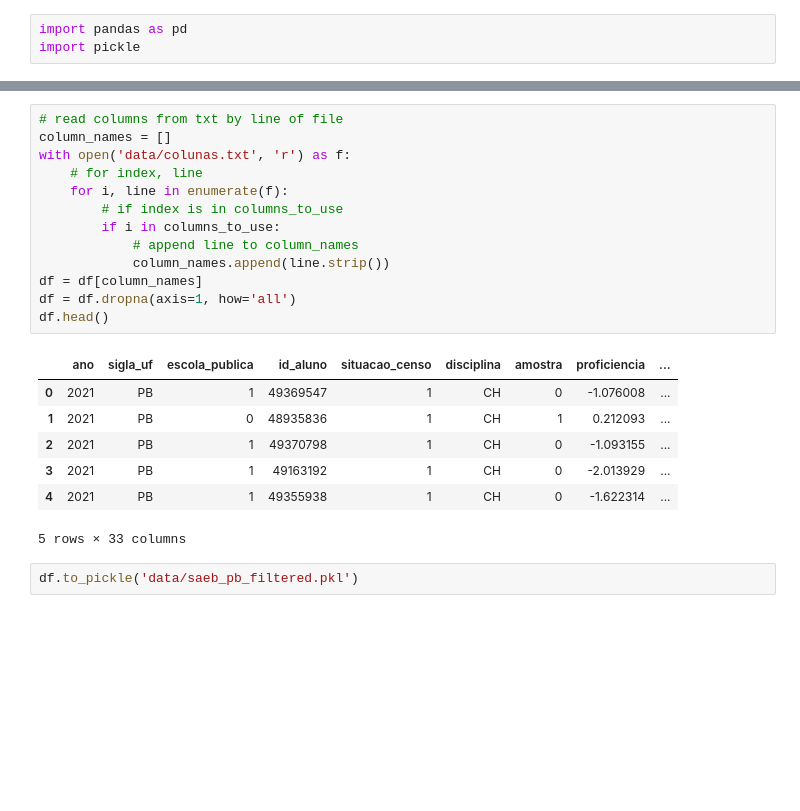
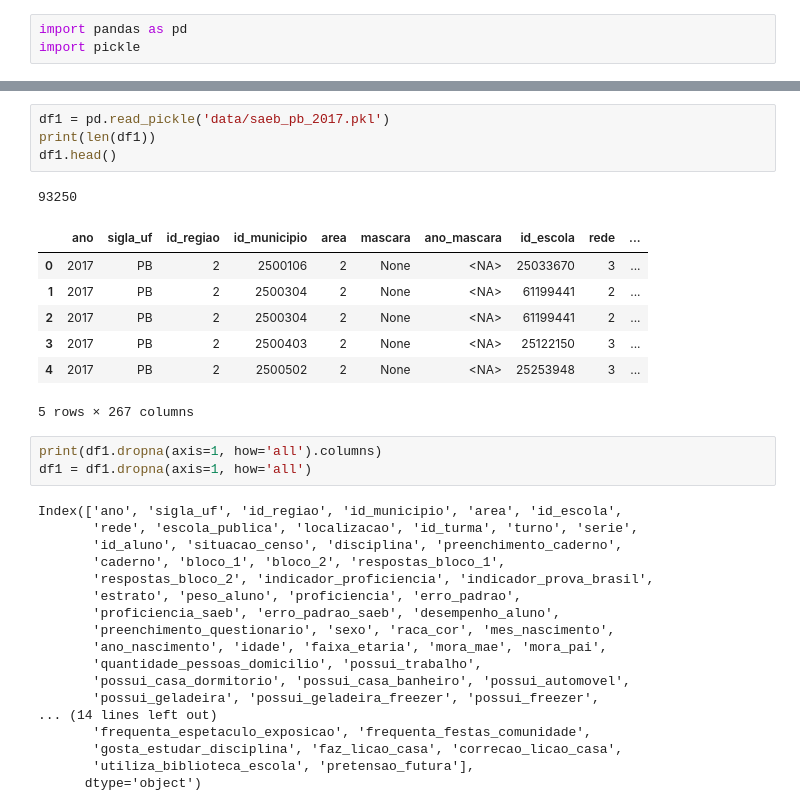
Before and after one commit to JamboTechUFPB/SAEB_Classificador, a Jupyter notebook: screening.ipynb, the cells around one changed output, grey strips where cells are left out. Saved outputs shown, nothing was run; the diff lists cells and outputs as text; blank space fills up the shorter version.

```diff
--- a/screening.ipynb
+++ b/screening.ipynb
@@ -20,23 +17,34 @@ columns_to_use = [0, 1, 14, 9, 16, 15, 35, 41, 42, 43, 44, 45, 47, 48, 50, 51, 7
-# %%
-# read columns from txt by line of file
-column_names = []
-with open('data/colunas.txt', 'r') as f:
-    # for index, line
-    for i, line in enumerate(f):
-        # if index is in columns_to_use
-        if i in columns_to_use:
-            # append line to column_names
-            column_names.append(line.strip())
-df = df[column_names]
-df = df.dropna(axis=1, how='all')
-df.head()
-# %% [output]
-|  | ano | sigla_uf | escola_publica | id_aluno | situacao_censo | disciplina | amostra | proficiencia | ... |
-| 0 | 2021 | PB | 1 | 49369547 | 1 | CH | 0 | -1.076008 | ... |
-| 1 | 2021 | PB | 0 | 48935836 | 1 | CH | 1 | 0.212093 | ... |
-| 2 | 2021 | PB | 1 | 49370798 | 1 | CH | 0 | -1.093155 | ... |
-| 3 | 2021 | PB | 1 | 49163192 | 1 | CH | 0 | -2.013929 | ... |
-| 4 | 2021 | PB | 1 | 49355938 | 1 | CH | 0 | -1.622314 | ... |
-5 rows × 33 columns
-# %%
-df.to_pickle('data/saeb_pb_filtered.pkl')
+# %%
+df1 = pd.read_pickle('data/saeb_pb_2017.pkl')
+print(len(df1))
+df1.head()
+# %% [output]
+93250
+|  | ano | sigla_uf | id_regiao | id_municipio | area | mascara | ano_mascara | id_escola | rede | ... |
+| 0 | 2017 | PB | 2 | 2500106 | 2 | None | <NA> | 25033670 | 3 | ... |
+| 1 | 2017 | PB | 2 | 2500304 | 2 | None | <NA> | 61199441 | 2 | ... |
+| 2 | 2017 | PB | 2 | 2500304 | 2 | None | <NA> | 61199441 | 2 | ... |
+| 3 | 2017 | PB | 2 | 2500403 | 2 | None | <NA> | 25122150 | 3 | ... |
+| 4 | 2017 | PB | 2 | 2500502 | 2 | None | <NA> | 25253948 | 3 | ... |
+5 rows × 267 columns
+# %%
+print(df1.dropna(axis=1, how='all').columns)
+df1 = df1.dropna(axis=1, how='all')
+# %% [output]
+Index(['ano', 'sigla_uf', 'id_regiao', 'id_municipio', 'area', 'id_escola',
+       'rede', 'escola_publica', 'localizacao', 'id_turma', 'turno', 'serie',
+       'id_aluno', 'situacao_censo', 'disciplina', 'preenchimento_caderno',
+       'caderno', 'bloco_1', 'bloco_2', 'respostas_bloco_1',
+       'respostas_bloco_2', 'indicador_proficiencia', 'indicador_prova_brasil',
+       'estrato', 'peso_aluno', 'proficiencia', 'erro_padrao',
+       'proficiencia_saeb', 'erro_padrao_saeb', 'desempenho_aluno',
+       'preenchimento_questionario', 'sexo', 'raca_cor', 'mes_nascimento',
+       'ano_nascimento', 'idade', 'faixa_etaria', 'mora_mae', 'mora_pai',
+       'quantidade_pessoas_domicilio', 'possui_trabalho',
+       'possui_casa_dormitorio', 'possui_casa_banheiro', 'possui_automovel',
+       'possui_geladeira', 'possui_geladeira_freezer', 'possui_freezer',
+... (14 lines left out)
+       'frequenta_espetaculo_exposicao', 'frequenta_festas_comunidade',
+       'gosta_estudar_disciplina', 'faz_licao_casa', 'correcao_licao_casa',
+       'utiliza_biblioteca_escola', 'pretensao_futura'],
+      dtype='object')
```
Also changed, not shown: parts of 16 cells of this notebook, 9 other files.
